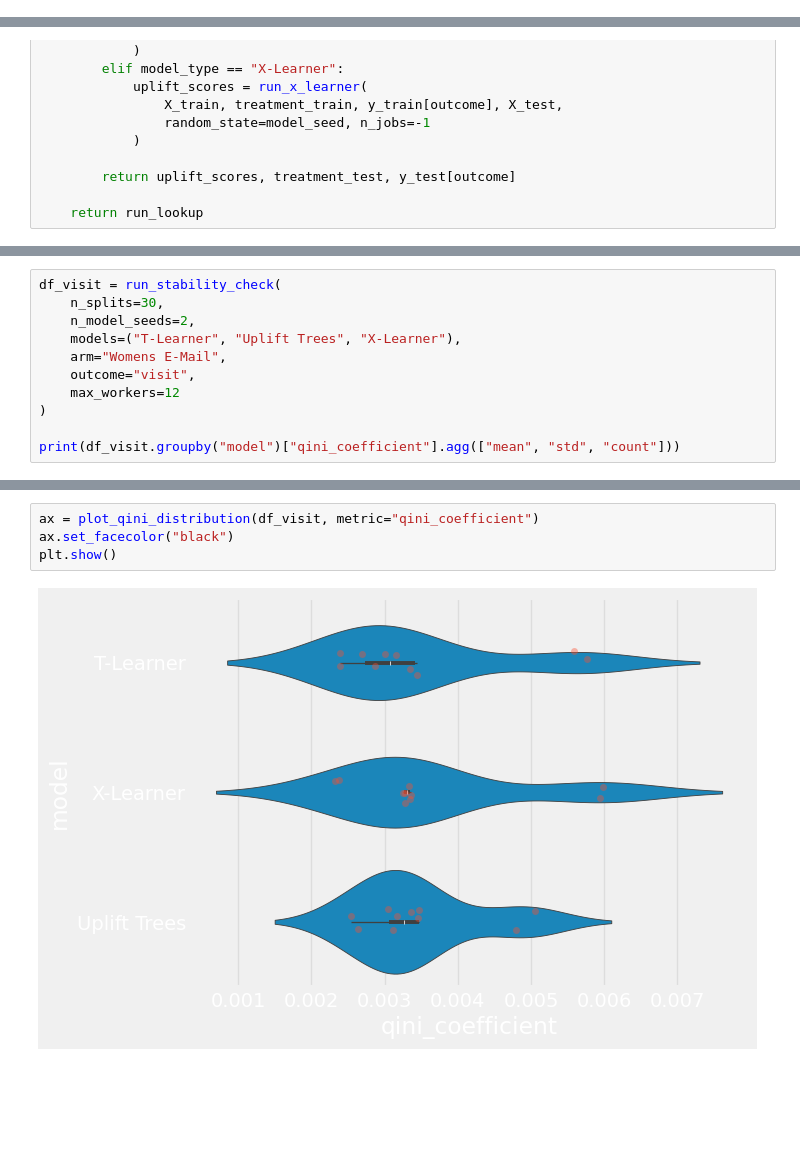
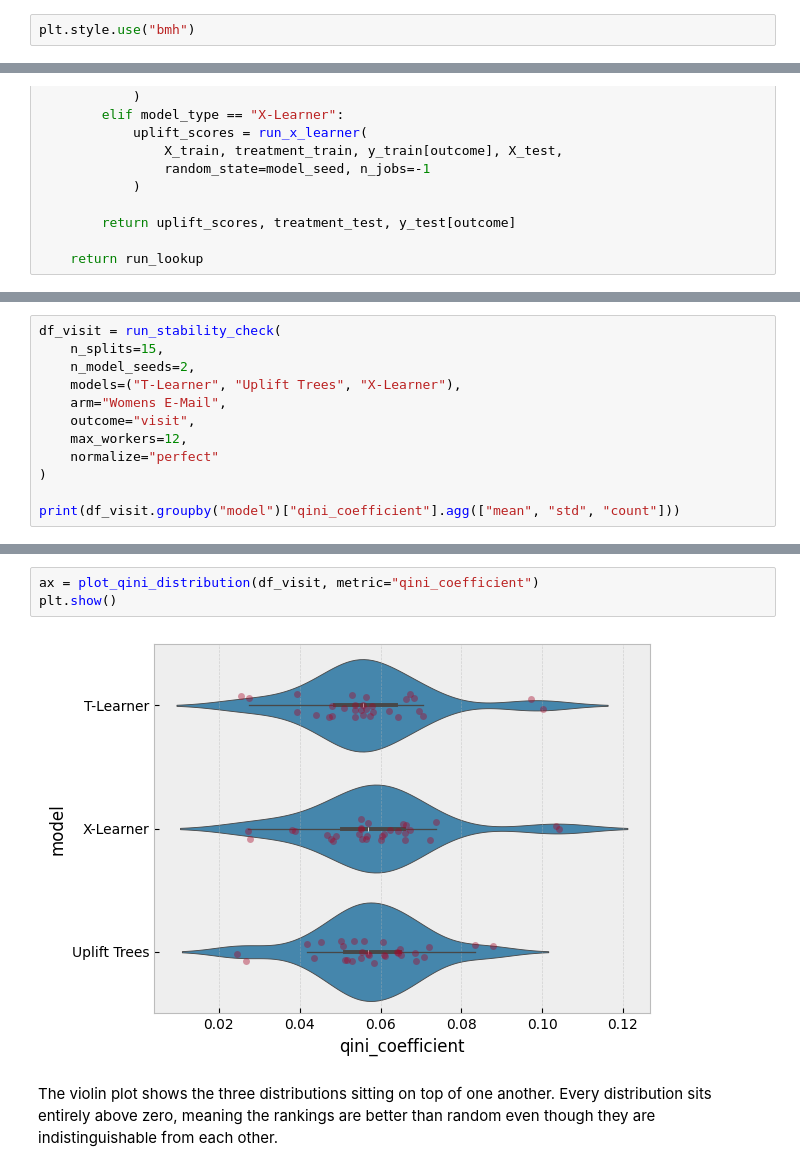
Before and after one commit to ericz323/Email-Uplift-Modeling, a Jupyter notebook: notebooks/results.ipynb, the cells around one changed output, grey strips where cells are left out. Cells and saved outputs as stored; diff of their text form; blank space fills up the shorter version.

```diff
--- a/notebooks/results.ipynb
+++ b/notebooks/results.ipynb
@@ -11,3 +40,5 @@ from src.stability import run_stability_check
 # %% [output]
 The autoreload extension is already loaded. To reload it, use:
   %reload_ext autoreload
+# %%
+plt.style.use("bmh")
@@ -41,11 +134,12 @@ def make_run_lookup(arm, outcome):
 # %%
 df_visit = run_stability_check(
-    n_splits=30,
+    n_splits=15,
     n_model_seeds=2,
     models=("T-Learner", "Uplift Trees", "X-Learner"),
     arm="Womens E-Mail",
     outcome="visit",
-    max_workers=12
+    max_workers=12,
+    normalize="perfect"
 )
 
 print(df_visit.groupby("model")["qini_coefficient"].agg(["mean", "std", "count"]))
@@ -52,9 +170,12 @@ print(df_visit.groupby("model")["qini_coefficient"].agg(["mean", "std", "count"]
 # %%
 ax = plot_qini_distribution(df_visit, metric="qini_coefficient")
-ax.set_facecolor("black")
 plt.show()
 # %% [output]
-[figure, old version]
+[figure, new version]
+# %% [markdown]
+
+The violin plot shows the three distributions sitting on top of one another. Every distribution sits entirely above zero, meaning the rankings are better than
+random even though they are indistinguishable from each other.
 # %%
 run_lookup = make_run_lookup(arm="Womens E-Mail", outcome="visit")
 
```
Also changed, not shown: parts of 19 cells of this notebook, 2 other files.
